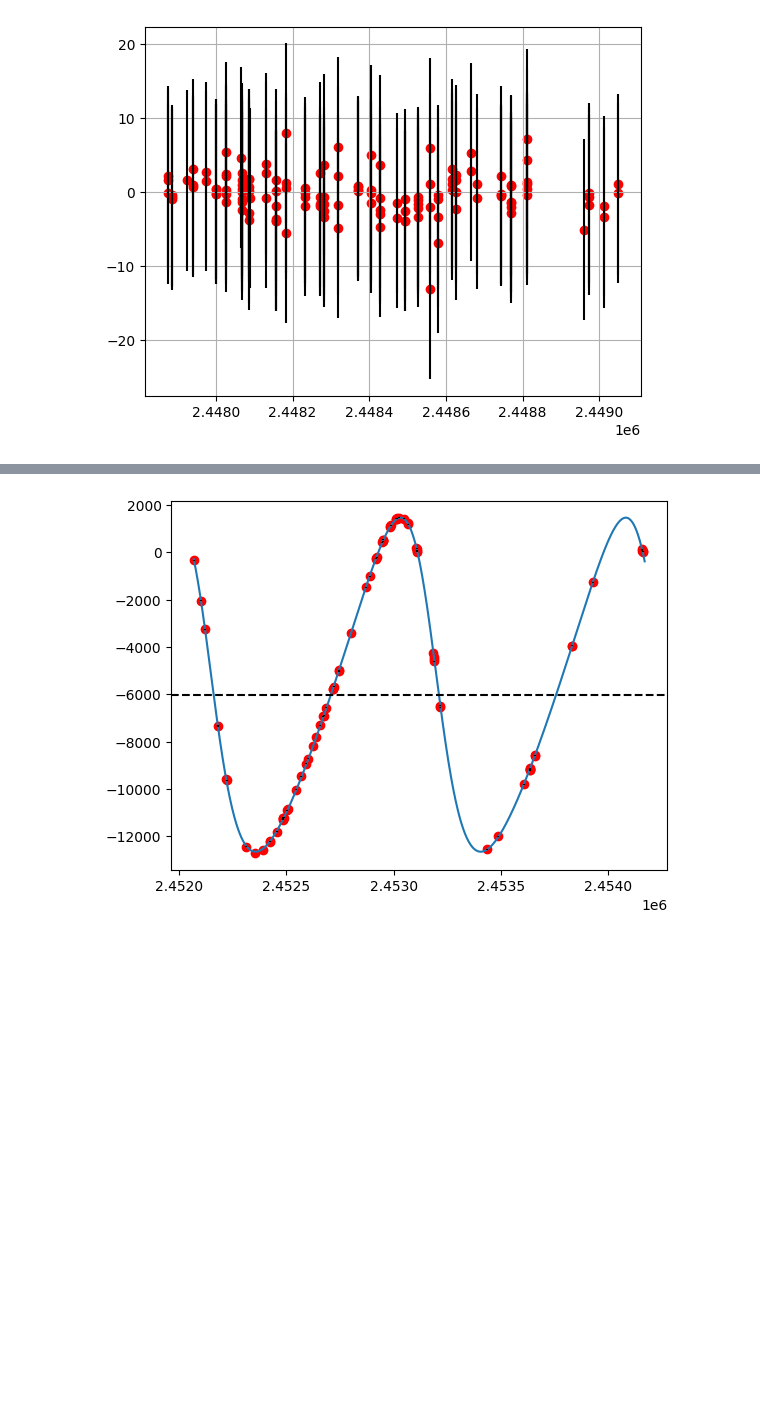
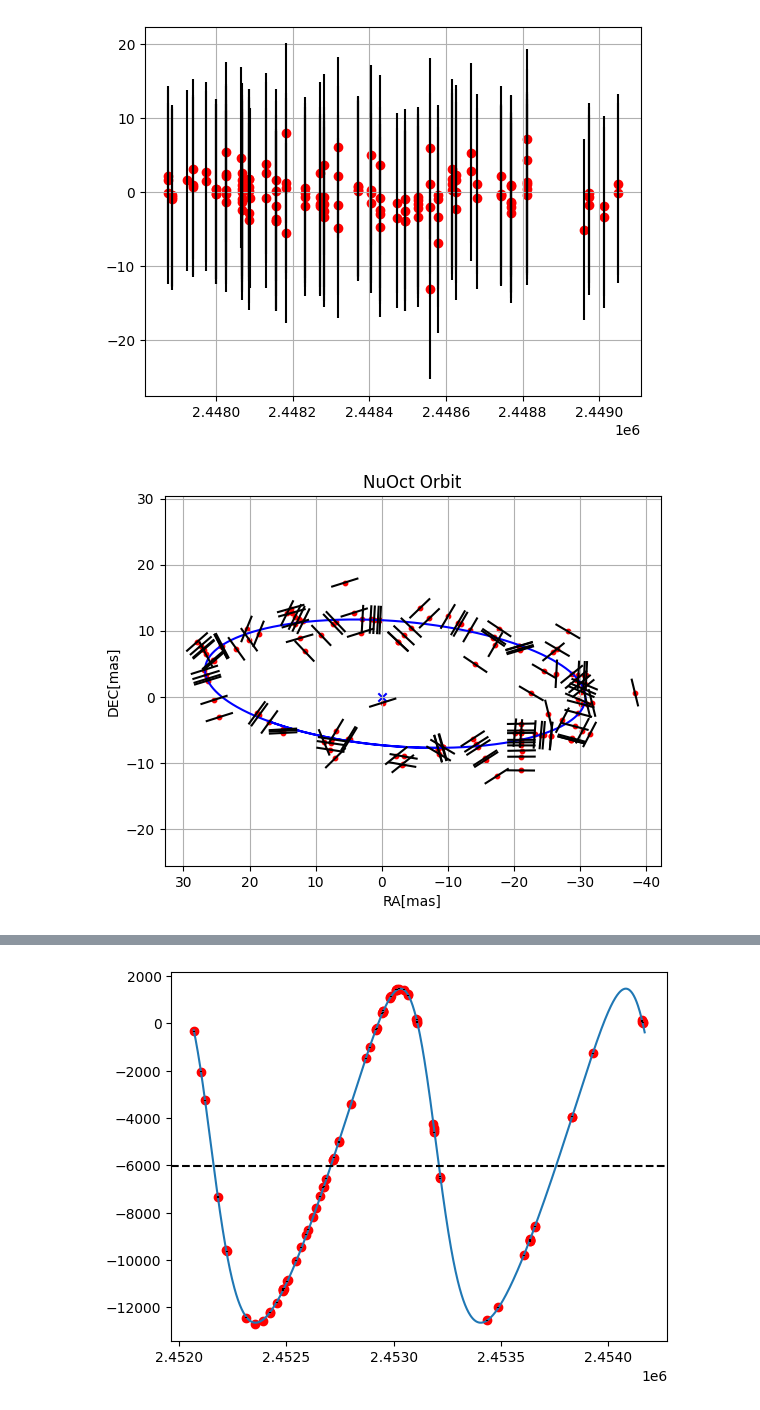
Before and after one commit to TSchiwy/ExTRA, a Jupyter notebook: nu_oct.ipynb, the cells around one changed output, grey strips where cells are left out. Saved outputs shown, nothing was run; the diff lists cells and outputs as text; code cells hidden in the pictures; blank space fills up the shorter version.

```diff
--- a/nu_oct.ipynb
+++ b/nu_oct.ipynb
@@ -197,7 +195,7 @@ print(fit_combined)
 # %%
 kep=fit_combined.x[:7]
 corr=fit_combined.x[7:12]
-t_model=np.linspace(t_hip[-1],t_hip[-1]+fit_combined.x[0],1000)
+t_model=np.linspace(t_hip[0],t_hip[-1],1000)
 orb=ex.orbit(*kep,t_hip)
 
 residuals=ex.abs_res(hip_ad[-2],corr,np.zeros(5),hip_ad)
@@ -220,3 +218,19 @@ plt.show()
 # %% [output]
 [figure]
 [figure]
+# %%
+orb_mod=ex.orbit(*kep,t_model)
+
+plt.title("NuOct Orbit")
+plt.plot(*orb_mod,c="b",label="My solution")
+ex.plot_hip(*o,s=10,co="r",linecolor="k",size=2)
+plt.scatter(0,0,c="b",marker="x")
+plt.gca().invert_xaxis()
+plt.axis("equal")
+plt.xlabel("RA[mas]")
+plt.ylabel("DEC[mas]")
+plt.grid()
+plt.savefig("pics/NuOctOrbit")
+plt.show()
+# %% [output]
+[figure, added]
```
Also changed, not shown: parts of 3 cells of this notebook, 7 other files.
